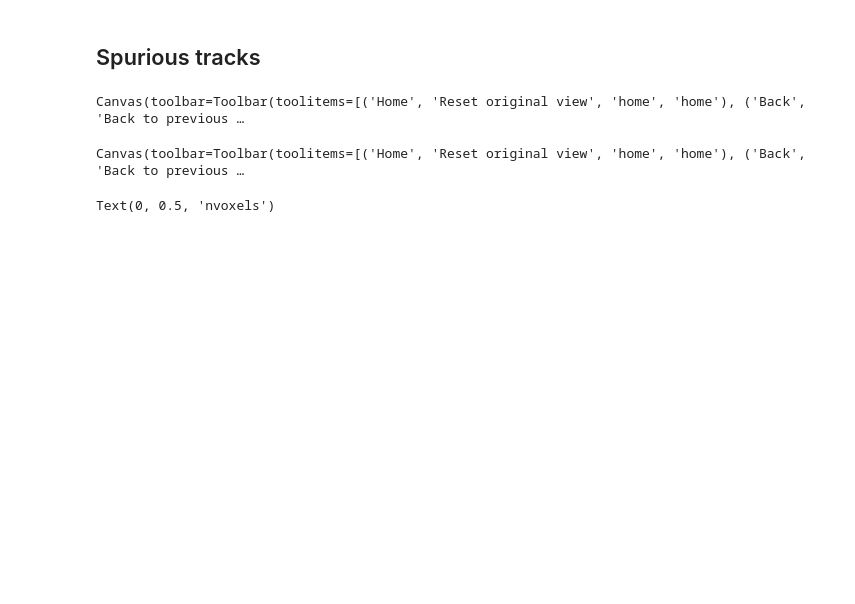
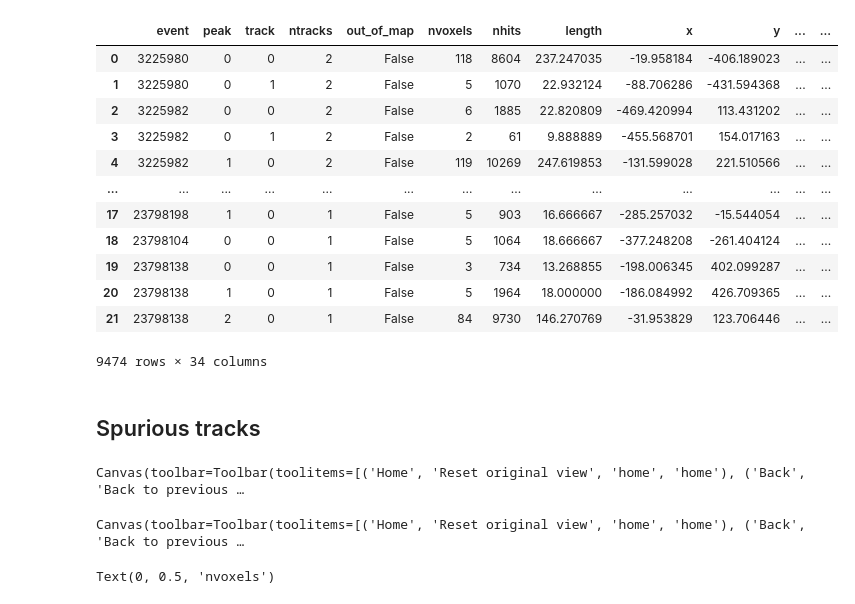
Before and after one commit to gondiaz/NEXT100-0nubb-analysis, a Jupyter notebook: notebooks/mix_minimal_cuts_and_calibration.ipynb, the cells around one changed output. Saved outputs shown, nothing was run; the diff lists cells and outputs as text; code cells hidden in the pictures; blank space fills up the shorter version.

```diff
--- a/notebooks/mix_minimal_cuts_and_calibration.ipynb
+++ b/notebooks/mix_minimal_cuts_and_calibration.ipynb
@@ -26,7 +26,7 @@ tables["208Tl"]
 | 5 | Energy Plane | INTERNAL_PMT_BASE | 53.5000 | 0.001024 | 97657.250000 | 84358800.00 | 864.825266 | ... |
 | 6 | Body | LIGHT_TUBE | 1.5100 | 0.014260 | 7013.622721 | 2380968.00 | 340.477627 | ... |
 # %%
-path = os.path.expandvars("$LUSTRE/NEXT100/{background}/{region}/detsim/prod/pdata/pdata_*.h5")
+path = os.path.expandvars("$HOME/NEXT/pdata/{background}/{region}/pdata_*.h5")
 get_file_number = lambda filename: int(filename.split("/")[-1].split("_")[1].split(".")[0])
 
 backgrounds = ["208Tl", "214Bi"]
@@ -70,7 +70,7 @@ def generate_experiment(time):
 
         for (component, region), info in table.groupby(["Component", "Region"]):
             act = info["Activity (mBq)"].values[0] * 1e-3
-            eff = info["Efficiency"]    .values[0]
+            eff = info["Simulation eff"].values[0]
 
             nevents = np.random.poisson(act * eff * time)
             if (nevents == 0): continue
@@ -108 +109,3 @@ background  region
 Name: event, dtype: int64
+# %%
+data.set_index(index_names).head()
@@ -108,0 +166,2 @@ Name: event, dtype: int64
+# %%
+multiindex = data.set_index(index_names).index
@@ -109,3 +207,19 @@ Name: event, dtype: int64
+# %%
+data
+# %% [output]
+|  | event | peak | track | ntracks | out_of_map | nvoxels | nhits | length | x | y | ... | ... |
+| 0 | 3225980 | 0 | 0 | 2 | False | 118 | 8604 | 237.247035 | -19.958184 | -406.189023 | ... | ... |
+| 1 | 3225980 | 0 | 1 | 2 | False | 5 | 1070 | 22.932124 | -88.706286 | -431.594368 | ... | ... |
+| 2 | 3225982 | 0 | 0 | 2 | False | 6 | 1885 | 22.820809 | -469.420994 | 113.431202 | ... | ... |
+| 3 | 3225982 | 0 | 1 | 2 | False | 2 | 61 | 9.888889 | -455.568701 | 154.017163 | ... | ... |
+| 4 | 3225982 | 1 | 0 | 2 | False | 119 | 10269 | 247.619853 | -131.599028 | 221.510566 | ... | ... |
+| ... | ... | ... | ... | ... | ... | ... | ... | ... | ... | ... | ... | ... |
+| 17 | 23798198 | 1 | 0 | 1 | False | 5 | 903 | 16.666667 | -285.257032 | -15.544054 | ... | ... |
+| 18 | 23798104 | 0 | 0 | 1 | False | 5 | 1064 | 18.666667 | -377.248208 | -261.404124 | ... | ... |
+| 19 | 23798138 | 0 | 0 | 1 | False | 3 | 734 | 13.268855 | -198.006345 | 402.099287 | ... | ... |
+| 20 | 23798138 | 1 | 0 | 1 | False | 5 | 1964 | 18.000000 | -186.084992 | 426.709365 | ... | ... |
+| 21 | 23798138 | 2 | 0 | 1 | False | 84 | 9730 | 146.270769 | -31.953829 | 123.706446 | ... | ... |
+9474 rows × 34 columns
 # %%
 # avoid confusion, notice that a cut on tracks would bias this parameter
 data = data.drop("ntracks", axis=1)
```
Also changed, not shown: parts of 23 cells of this notebook, 4 other files.
